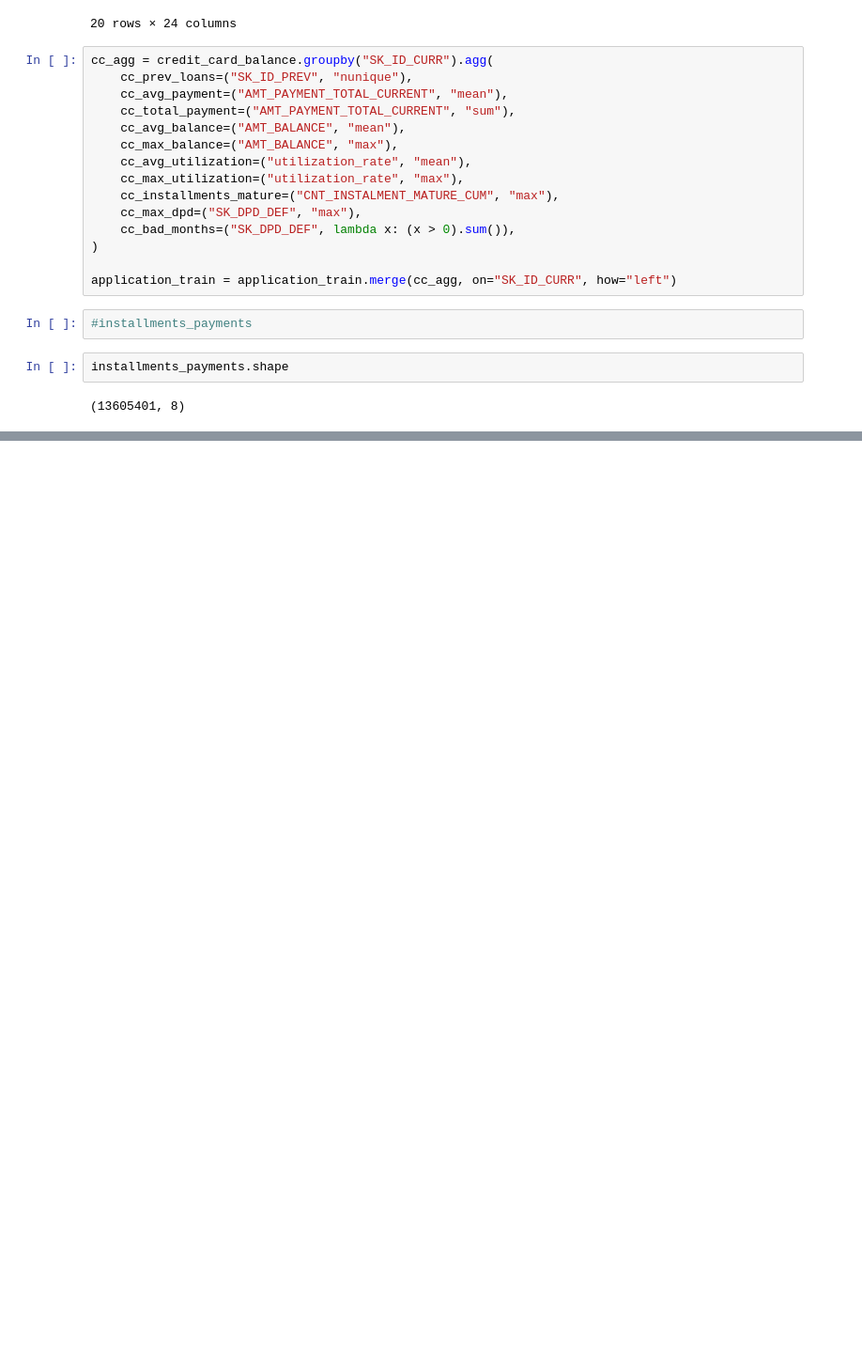
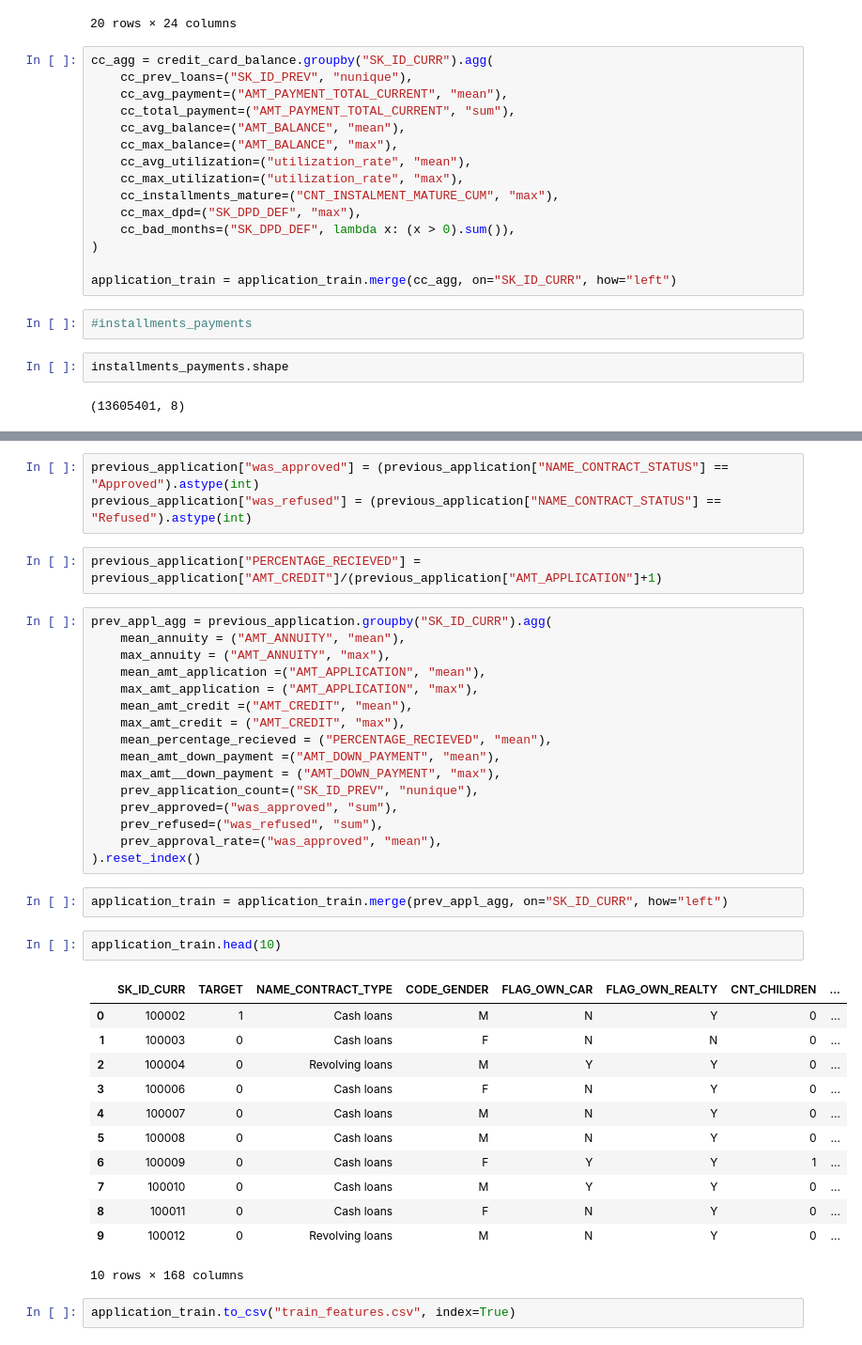
Before and after one commit to SirHelpMePlease/Home-Credit-Default-Risk-Kaggle, a Jupyter notebook: 02_feature_engineering.ipynb, the cells around one changed output, grey strips where cells are left out. Shown at 94% size. Saved outputs shown, nothing was run; the diff lists cells and outputs as text; blank space fills up the shorter version.

```diff
--- a/02_feature_engineering.ipynb
+++ b/02_feature_engineering.ipynb
@@ -359,0 +542,40 @@ installments_payments.shape
+# %%
+previous_application["was_approved"] = (previous_application["NAME_CONTRACT_STATUS"] == "Approved").astype(int)
+previous_application["was_refused"] = (previous_application["NAME_CONTRACT_STATUS"] == "Refused").astype(int)
+# %%
+previous_application["PERCENTAGE_RECIEVED"] = previous_application["AMT_CREDIT"]/(previous_application["AMT_APPLICATION"]+1)
+# %%
+prev_appl_agg = previous_application.groupby("SK_ID_CURR").agg(
+    mean_annuity = ("AMT_ANNUITY", "mean"),
+    max_annuity = ("AMT_ANNUITY", "max"),
+    mean_amt_application =("AMT_APPLICATION", "mean"),
+    max_amt_application = ("AMT_APPLICATION", "max"),
+    mean_amt_credit =("AMT_CREDIT", "mean"),
+    max_amt_credit = ("AMT_CREDIT", "max"),
+    mean_percentage_recieved = ("PERCENTAGE_RECIEVED", "mean"),
+    mean_amt_down_payment =("AMT_DOWN_PAYMENT", "mean"),
+    max_amt__down_payment = ("AMT_DOWN_PAYMENT", "max"),
+    prev_application_count=("SK_ID_PREV", "nunique"),
+    prev_approved=("was_approved", "sum"),
+    prev_refused=("was_refused", "sum"),
+    prev_approval_rate=("was_approved", "mean"),
+).reset_index()
+# %%
+application_train = application_train.merge(prev_appl_agg, on="SK_ID_CURR", how="left")
+# %%
+application_train.head(10)
+# %% [output]
+|  | SK_ID_CURR | TARGET | NAME_CONTRACT_TYPE | CODE_GENDER | FLAG_OWN_CAR | FLAG_OWN_REALTY | CNT_CHILDREN | ... |
+| 0 | 100002 | 1 | Cash loans | M | N | Y | 0 | ... |
+| 1 | 100003 | 0 | Cash loans | F | N | N | 0 | ... |
+| 2 | 100004 | 0 | Revolving loans | M | Y | Y | 0 | ... |
+| 3 | 100006 | 0 | Cash loans | F | N | Y | 0 | ... |
+| 4 | 100007 | 0 | Cash loans | M | N | Y | 0 | ... |
+| 5 | 100008 | 0 | Cash loans | M | N | Y | 0 | ... |
+| 6 | 100009 | 0 | Cash loans | F | Y | Y | 1 | ... |
+| 7 | 100010 | 0 | Cash loans | M | Y | Y | 0 | ... |
+| 8 | 100011 | 0 | Cash loans | F | N | Y | 0 | ... |
+| 9 | 100012 | 0 | Revolving loans | M | N | Y | 0 | ... |
+10 rows × 168 columns
+# %%
+application_train.to_csv("train_features.csv", index=True)
```
Also changed, not shown: parts of 23 cells of this notebook.
